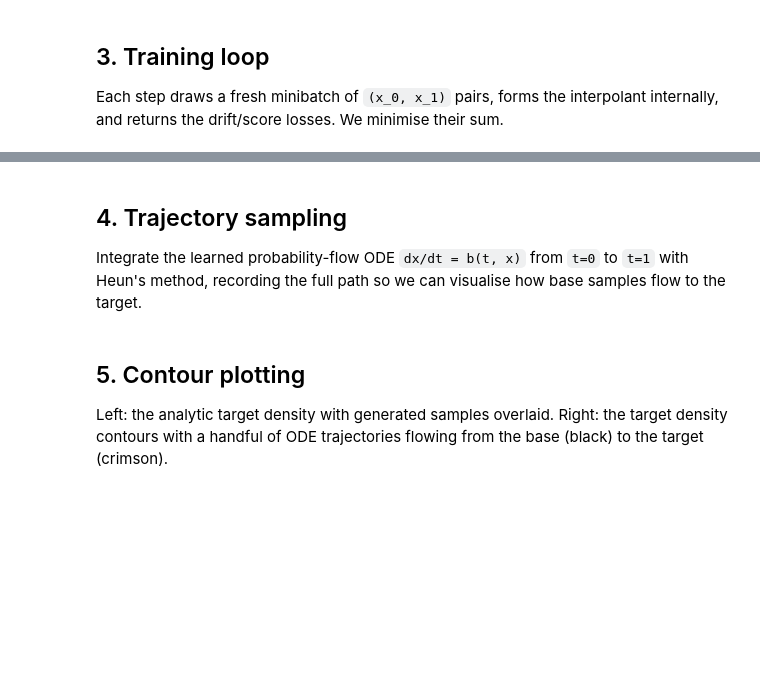
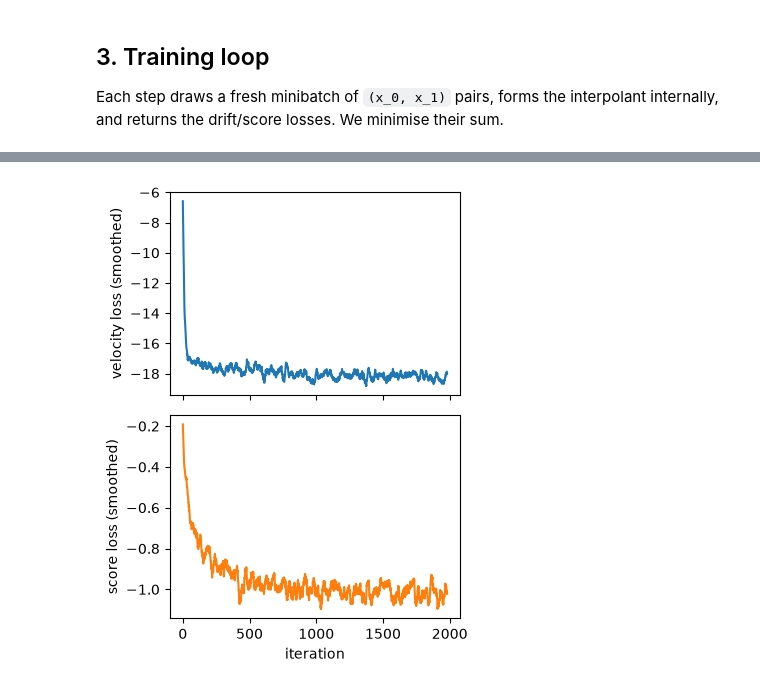
Before and after one commit to Rauscher-Group/eesi, a Jupyter notebook: experiments/interpolant_demo.ipynb, the cells around one changed output, grey strips where cells are left out. Saved outputs shown, nothing was run; the diff lists cells and outputs as text; code cells hidden in the pictures; blank space fills up the shorter version.

```diff
--- a/experiments/interpolant_demo.ipynb
+++ b/experiments/interpolant_demo.ipynb
@@ -102,16 +98,16 @@ model = EESI(
     gamma_scale=1.0,
 ).to(device)
 
-opt = torch.optim.Adam(model.parameters(), lr=2e-3)
-print(model)
+opt = torch.optim.Adam(model.parameters(), lr=1e-3)
+#print(model)
 # %% [markdown]
 ## 3. Training loop
 
 Each step draws a fresh minibatch of `(x_0, x_1)` pairs, forms the interpolant
 internally, and returns the drift/score losses. We minimise their sum.
 # %%
-n_iters = 1500
-batch = 512
+n_iters = 2000
+batch = 256
 
 hist_b, hist_s = [], []
 for it in range(n_iters):
@@ -127,5 +123,5 @@ for it in range(n_iters):
 
     hist_b.append(losses["b"].item())
     hist_s.append(losses["s"].item())
-    if it % 200 == 0 or it == n_iters - 1:
+    if it % 100 == 0 or it == n_iters - 1:
         print(f"iter {it:4d}  loss_b={hist_b[-1]:+.3f}  loss_s={hist_s[-1]:+.3f}")
@@ -132,20 +146,18 @@ for it in range(n_iters):
 # %%
 # Training curves (smoothed).
-def smooth(v, k=25):
+def smooth(v, k=20):
     v = np.asarray(v)
     if len(v) < k:
         return v
     return np.convolve(v, np.ones(k) / k, mode="valid")
 
-fig, ax = plt.subplots(figsize=(7, 4))
-ax.plot(smooth(hist_b), label="drift loss  (b)")
-ax.plot(smooth(hist_s), label="score loss  (s)")
-ax.set_xlabel("iteration"); ax.set_ylabel("loss (smoothed)")
-ax.legend(); ax.set_title("training losses")
+fig, ax = plt.subplots(2,1,sharex=True,figsize=(4,5))
+ax[0].plot(smooth(hist_b),'-C0')
+ax[0].set_ylabel("velocity loss (smoothed)")
+ax[1].plot(smooth(hist_s),'-C1')
+ax[1].set_xlabel("iteration")
+ax[1].set_ylabel("score loss (smoothed)")
+plt.tight_layout()
 plt.show()
+# %% [output]
+[figure, added]
-# %% [markdown]
-## 4. Trajectory sampling
-
-Integrate the learned probability-flow ODE `dx/dt = b(t, x)` from `t=0` to `t=1`
-with Heun's method, recording the full path so we can visualise how base samples
-flow to the target.
@@ -181,6 +163,0 @@ print("mean target log-prob — true     :", float(target.log_prob(target.sample
-# %% [markdown]
-## 5. Contour plotting
-
-Left: the analytic target density with generated samples overlaid.
-Right: the target density contours with a handful of ODE trajectories flowing
-from the base (black) to the target (crimson).
```
Also changed, not shown: parts of 13 cells of this notebook, 1 other file.
